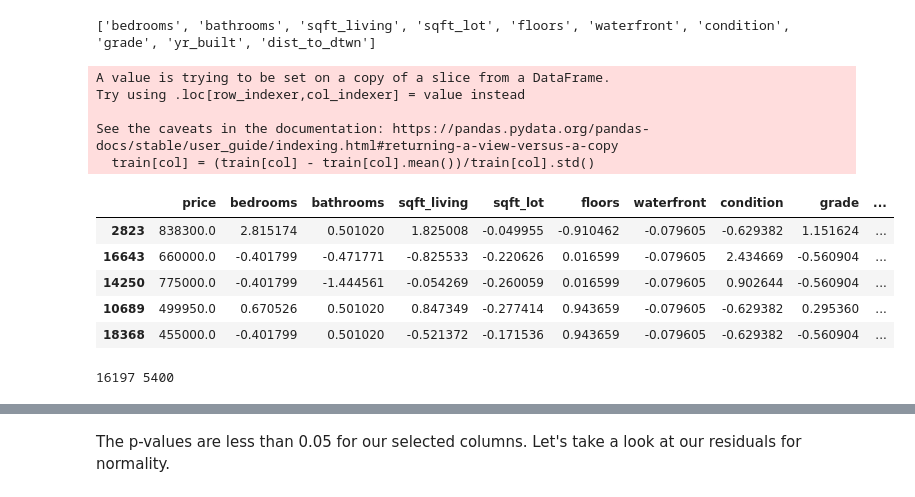
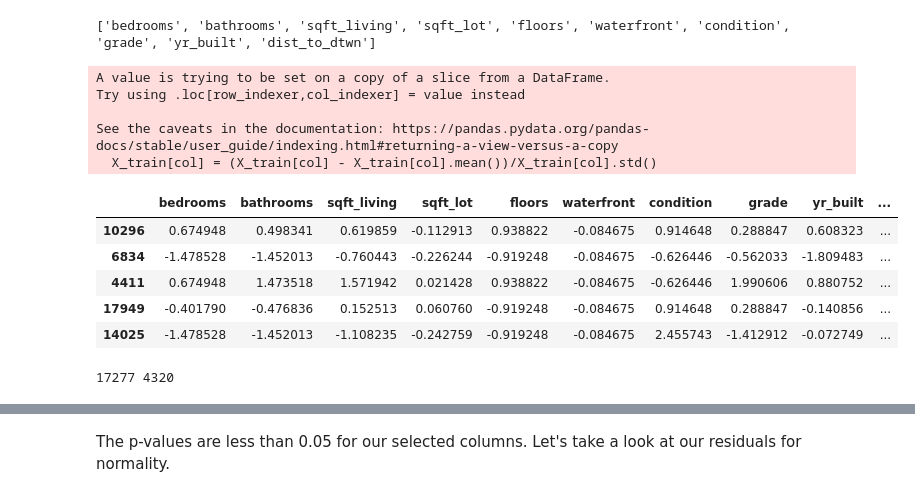
Before and after one commit to ewehmueller/housing-analysis, a Jupyter notebook: kc_housing.ipynb, the cells around one changed output, grey strips where cells are left out. Cells and saved outputs as stored; diff of their text form; code cells hidden in the pictures.

```diff
--- a/kc_housing.ipynb
+++ b/kc_housing.ipynb
@@ -284,19 +282,28 @@ train, test = train_test_split(df_col_drops)
+# %%
+price_log = np.log(df_col_drops.price)
+price_log = pd.DataFrame(price_log)
+
+X1= df_col_drops.drop('price', 1)
+y1= price_log
+# %%
+X_train, X_test, y_train, y_test = train_test_split(X1, y1, test_size=0.2)
 # %%
+#normalization
 for col in x_cols:
-    train[col] = (train[col] - train[col].mean())/train[col].std()
-display(train.head())
-print(len(train), len(test))
+    X_train[col] = (X_train[col] - X_train[col].mean())/X_train[col].std()
+display(X_train.head())
+print(len(X_train), len(X_test))
 # %% [output]
 A value is trying to be set on a copy of a slice from a DataFrame.
 Try using .loc[row_indexer,col_indexer] = value instead
 
 See the caveats in the documentation: https://pandas.pydata.org/pandas-docs/stable/user_guide/indexing.html#returning-a-view-versus-a-copy
-  train[col] = (train[col] - train[col].mean())/train[col].std()
+  X_train[col] = (X_train[col] - X_train[col].mean())/X_train[col].std()
-|  | price | bedrooms | bathrooms | sqft_living | sqft_lot | floors | waterfront | condition | grade | ... |
-| 2823 | 838300.0 | 2.815174 | 0.501020 | 1.825008 | -0.049955 | -0.910462 | -0.079605 | -0.629382 | 1.151624 | ... |
-| 16643 | 660000.0 | -0.401799 | -0.471771 | -0.825533 | -0.220626 | 0.016599 | -0.079605 | 2.434669 | -0.560904 | ... |
-| 14250 | 775000.0 | -0.401799 | -1.444561 | -0.054269 | -0.260059 | 0.016599 | -0.079605 | 0.902644 | -0.560904 | ... |
-| 10689 | 499950.0 | 0.670526 | 0.501020 | 0.847349 | -0.277414 | 0.943659 | -0.079605 | -0.629382 | 0.295360 | ... |
-| 18368 | 455000.0 | -0.401799 | 0.501020 | -0.521372 | -0.171536 | 0.943659 | -0.079605 | -0.629382 | -0.560904 | ... |
+|  | bedrooms | bathrooms | sqft_living | sqft_lot | floors | waterfront | condition | grade | yr_built | ... |
+| 10296 | 0.674948 | 0.498341 | 0.619859 | -0.112913 | 0.938822 | -0.084675 | 0.914648 | 0.288847 | 0.608323 | ... |
+| 6834 | -1.478528 | -1.452013 | -0.760443 | -0.226244 | -0.919248 | -0.084675 | -0.626446 | -0.562033 | -1.809483 | ... |
+| 4411 | 0.674948 | 1.473518 | 1.571942 | 0.021428 | 0.938822 | -0.084675 | -0.626446 | 1.990606 | 0.880752 | ... |
+| 17949 | -0.401790 | -0.476836 | 0.152513 | 0.060760 | -0.919248 | -0.084675 | 0.914648 | 0.288847 | -0.140856 | ... |
+| 14025 | -1.478528 | -1.452013 | -1.108235 | -0.242759 | -0.919248 | -0.084675 | 2.455743 | -1.412912 | -0.072749 | ... |
-16197 5400
+17277 4320
 # %%
```
Also changed, not shown: parts of 24 cells of this notebook.
